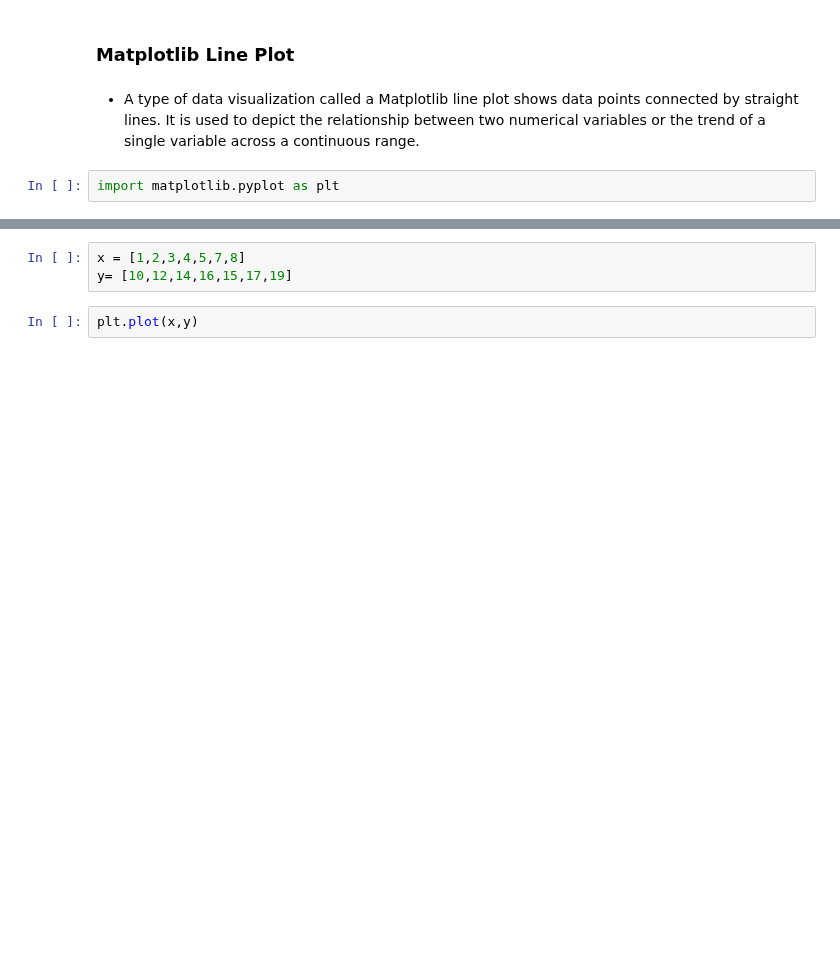
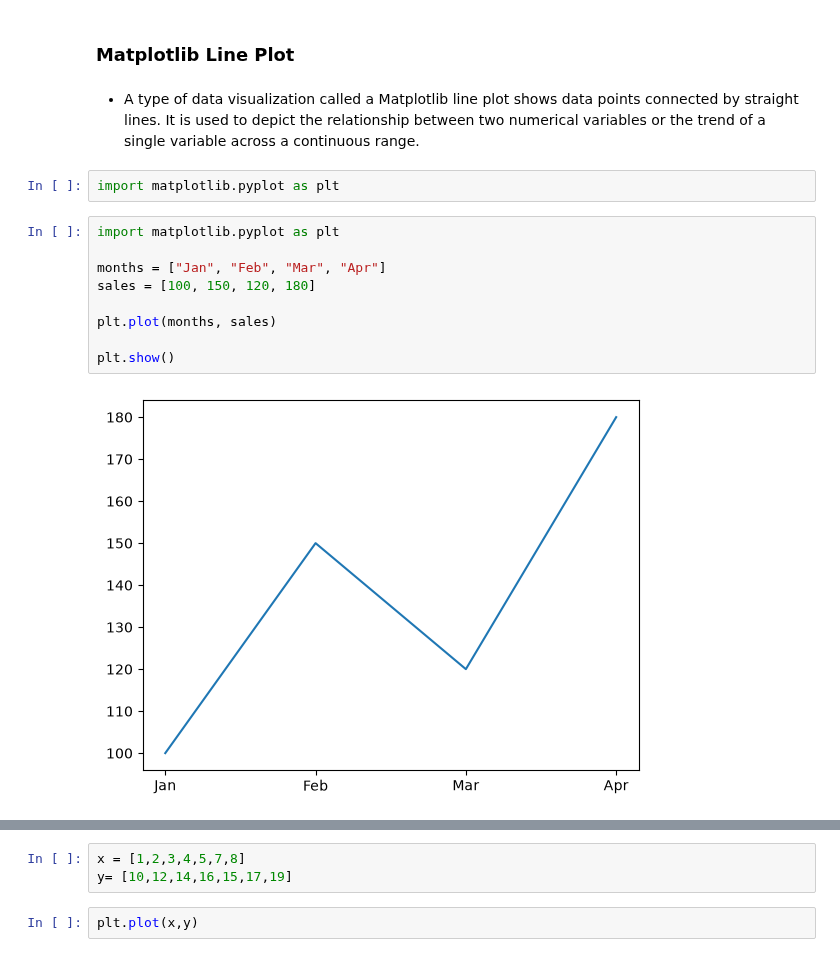
Before and after one commit to Ramesh8dsaiml/My-Data-Science-Series-With-AI-ML-And-DL-LLM-, a Jupyter notebook: data_toolkit/Matplotlib/M_plt_all_about_charts.ipynb, the cells around one changed output, grey strips where cells are left out. Cells and saved outputs as stored; diff of their text form; blank space fills up the shorter version.

Commit message:
practics python Library , Pandas, numpy, matplotlib, seaborn, plotly

```diff
--- a/data_toolkit/Matplotlib/M_plt_all_about_charts.ipynb
+++ b/data_toolkit/Matplotlib/M_plt_all_about_charts.ipynb
@@ -28,3 +28,14 @@ import matplotlib.pyplot as plt
 - A type of data visualization called a Matplotlib line plot shows data points connected by straight lines. It is used to depict the relationship between two numerical variables or the trend of a single variable across a continuous range.
 # %%
 import matplotlib.pyplot as plt
+# %%
+import matplotlib.pyplot as plt
+
+months = ["Jan", "Feb", "Mar", "Apr"]
+sales = [100, 150, 120, 180]
+
+plt.plot(months, sales)
+
+plt.show()
+# %% [output]
+[figure, added]
```
Also changed, not shown: parts of 4 cells of this notebook, 14 other files.
